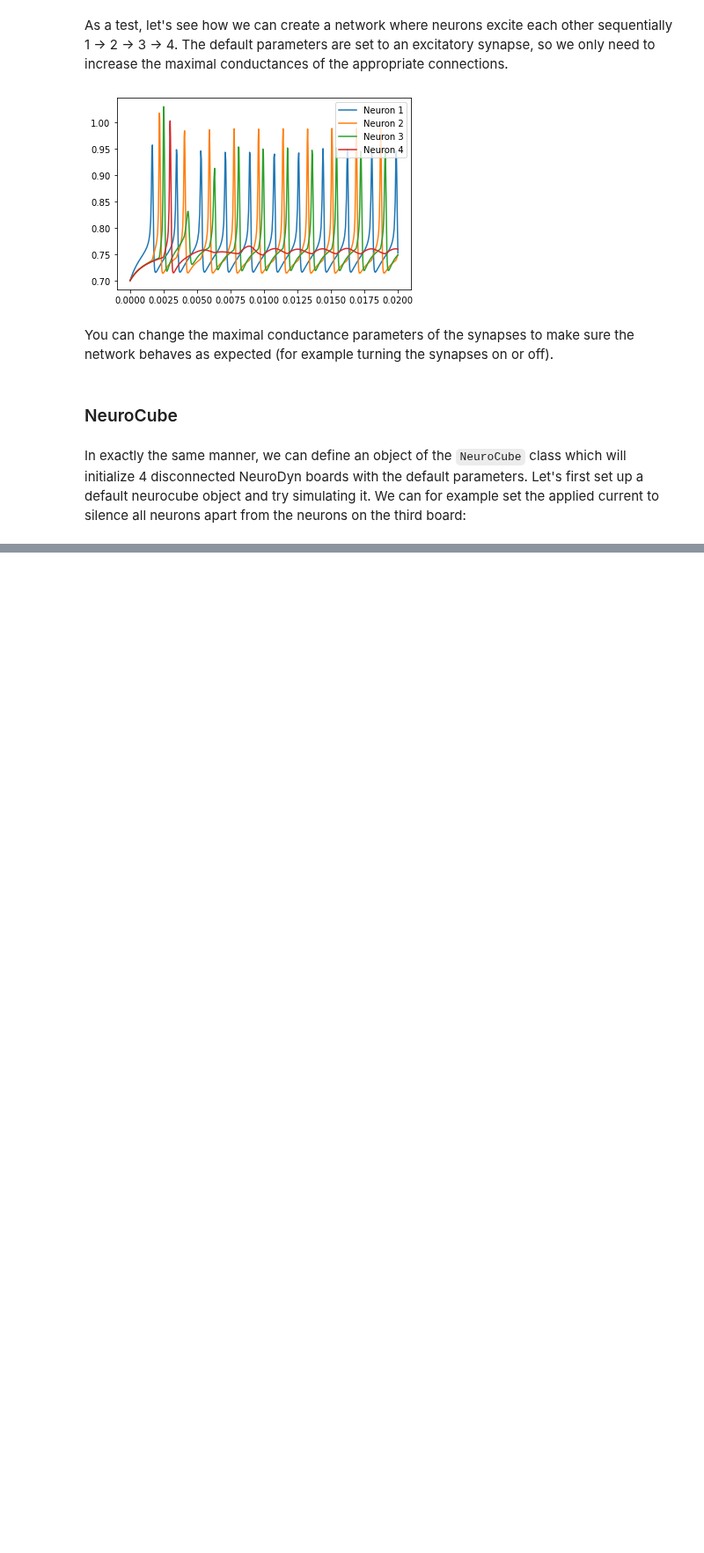
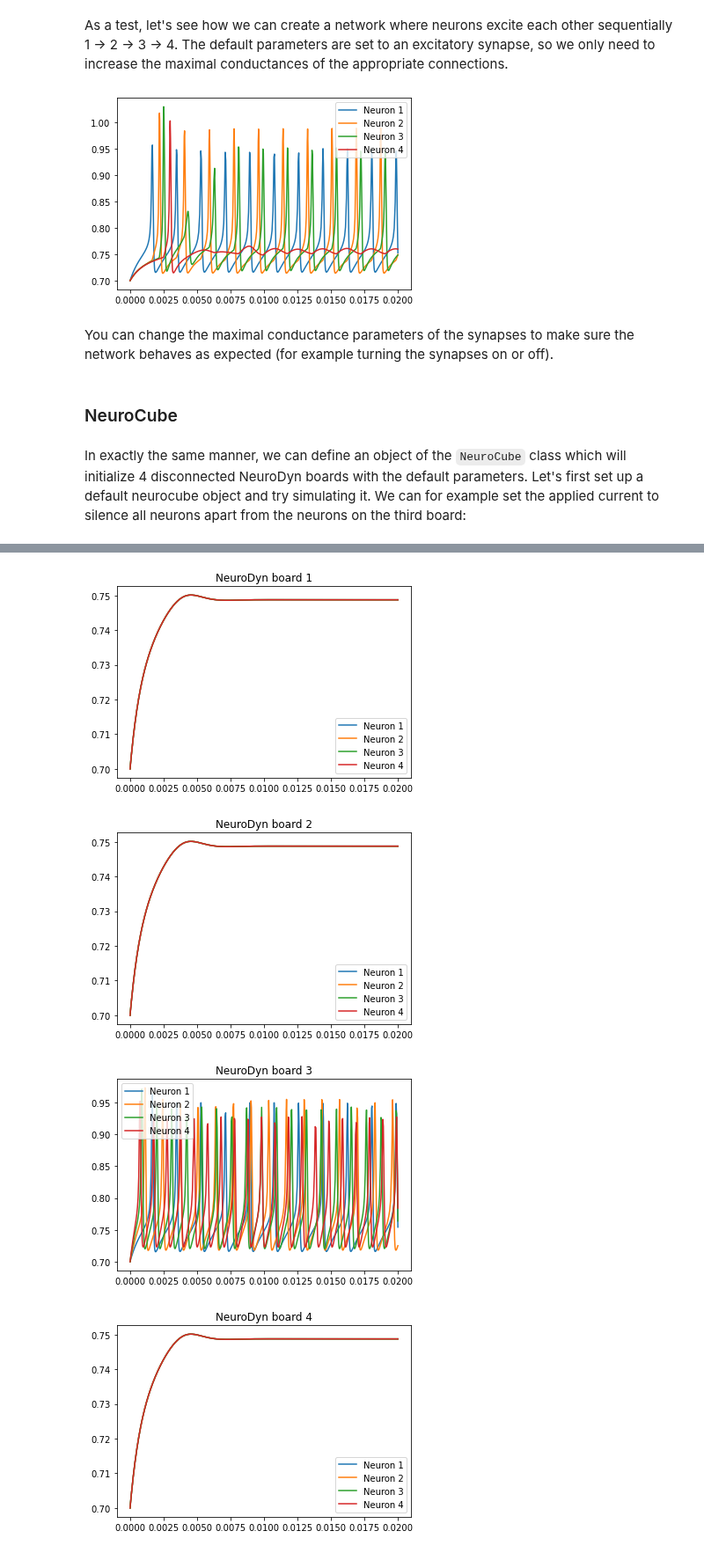
Before and after one commit to lukaribar/telluride-21, a Jupyter notebook: Networks in NeuroDyn.ipynb, the cells around one changed output, grey strips where cells are left out. Shown at 88% size. Drawn from its saved outputs; the diff is of its cells as text; code cells hidden in the pictures; blank space fills up the shorter version.

```diff
--- a/Networks in NeuroDyn.ipynb
+++ b/Networks in NeuroDyn.ipynb
@@ -498,0 +506,27 @@ plt.show()
+# %%
+g = 0
+neurocube.connect_boards(2, 0, 0, g) # boards 3 and 1 connected through neuron 1
+neurocube.connect_boards(2, 3, 1, g) # boards 3 and 1 connected through neuron 2
+
+sol = neurocube.simulate(trange, x0, Iapp)
+
+for i in range(4):
+    V1 = sol.y[16 * i + 0]
+    V2 = sol.y[16 * i + 4]
+    V3 = sol.y[16 * i + 8]
+    V4 = sol.y[16 * i + 12]
+
+    plt.figure()
+    plt.title(f"NeuroDyn board {i + 1}")
+    plt.plot(sol.t, V1, label = "Neuron 1")
+    plt.plot(sol.t, V2, label = "Neuron 2")
+    plt.plot(sol.t, V3, label = "Neuron 3")
+    plt.plot(sol.t, V4, label = "Neuron 4")
+    plt.legend()
+
+plt.show()
+# %% [output]
+[figure, added]
+[figure, added]
+[figure, added]
+[figure, added]
```
Also changed, not shown: parts of 3 cells of this notebook.
